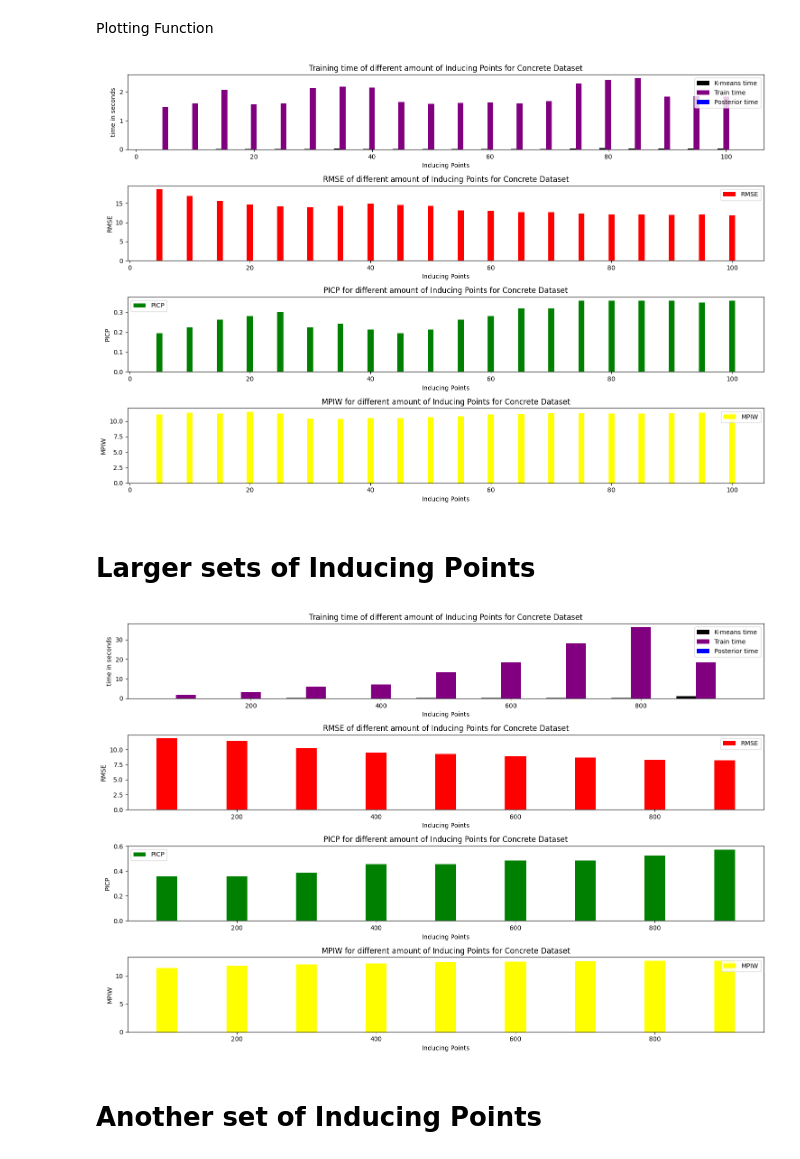
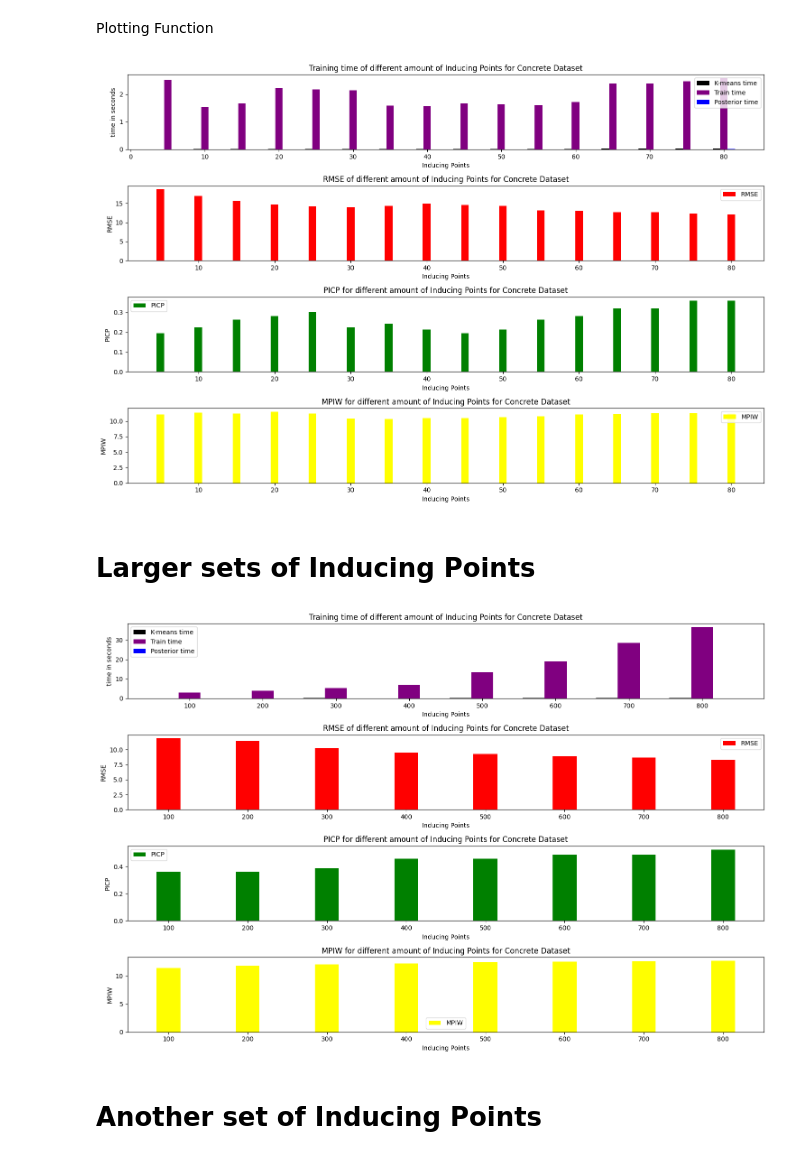
Before and after one commit to Sabelz/Gaussian_Processes_Inducing_Points, a Jupyter notebook: GPs/GPConcrete.ipynb, the cells around one changed output. Cells and saved outputs as stored; diff of their text form; code cells hidden in the pictures.

```diff
--- a/GPs/GPConcrete.ipynb
+++ b/GPs/GPConcrete.ipynb
@@ -546,20 +548,20 @@ def bar_plot_func(x, K_means_times, train_times, posterior_times, RMSE_list, wid
   plt.show()
 # %%
 # Get Values
-input1 = [5,10,15,20,25,30,35,40,45,50,55,60,65,70,75,80,85,90,95,100]
+input1 = [5,10,15,20,25,30,35,40,45,50,55,60,65,70,75,80]
 RMSE_list1, K_means_times1, train_times1, posterior_times1, PICP_list1, MPIW_list1 = severalInducingPointsKmeans(input1, xTrain_standardized, yTrain, xTest_standardized, yTest)
 bar_plot_func(input1, K_means_times1, train_times1, posterior_times1, RMSE_list1, 1, PICP_list1, MPIW_list1)
 # %% [output]
-[figure, old version]
+[figure, new version]
 # %% [markdown]
 # Larger sets of Inducing Points
 # %%
 # Get Values
-input2 = [100, 200, 300, 400, 500,600, 700, 800, 900]
+input2 = [100, 200, 300, 400, 500,600, 700, 800]
 RMSE_list2, K_means_times2, train_times2, posterior_times2, PICP_list2, MPIW_list2 = severalInducingPointsKmeans(input2, xTrain_standardized, yTrain, xTest_standardized, yTest)
 bar_plot_func(input2, K_means_times2, train_times2, posterior_times2, RMSE_list2, 30, PICP_list2, MPIW_list2)
 # %% [output]
-[figure, old version]
+[figure, new version]
 # %% [markdown]
 # Another set of Inducing Points
 # %%
```
Also changed, not shown: parts of 6 cells of this notebook.
